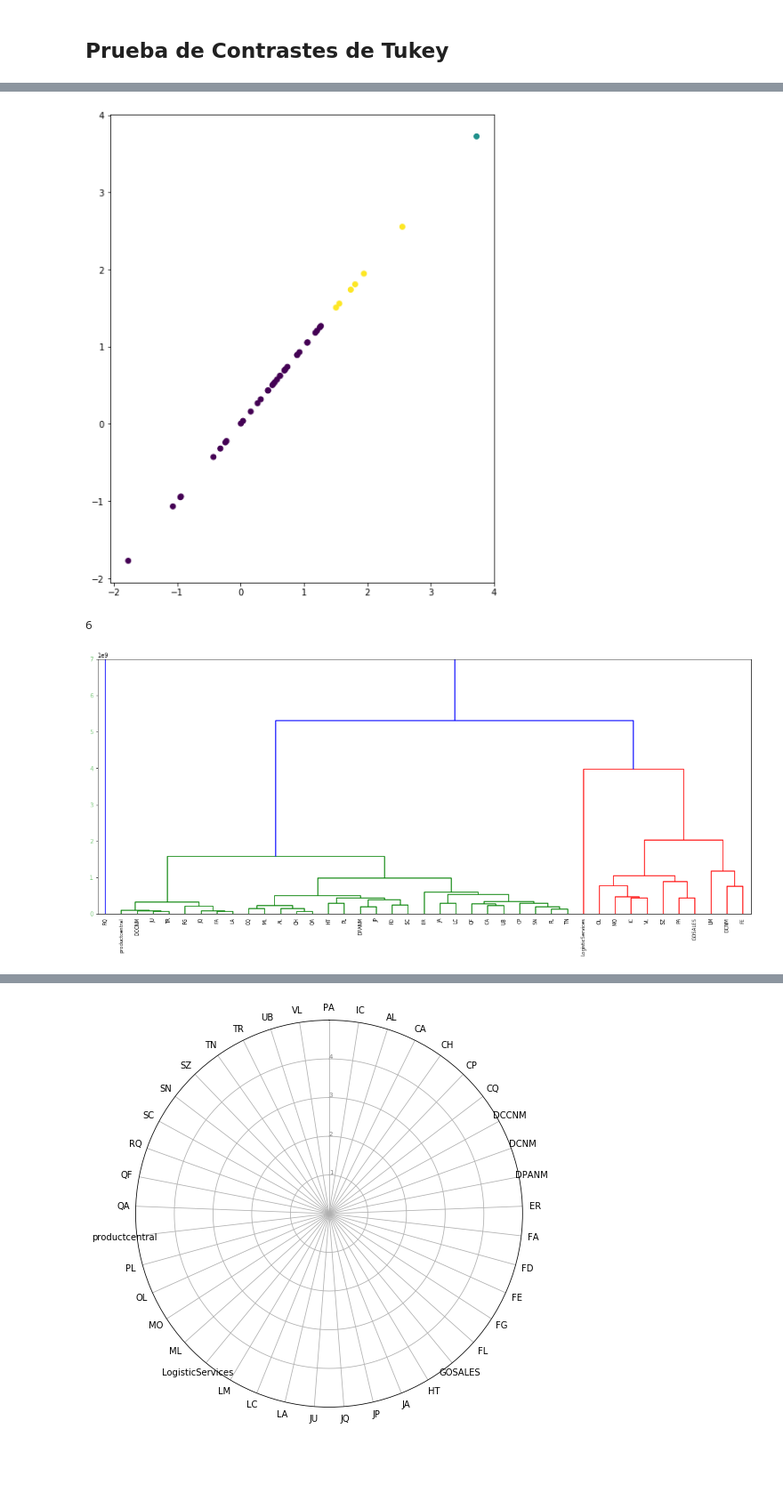
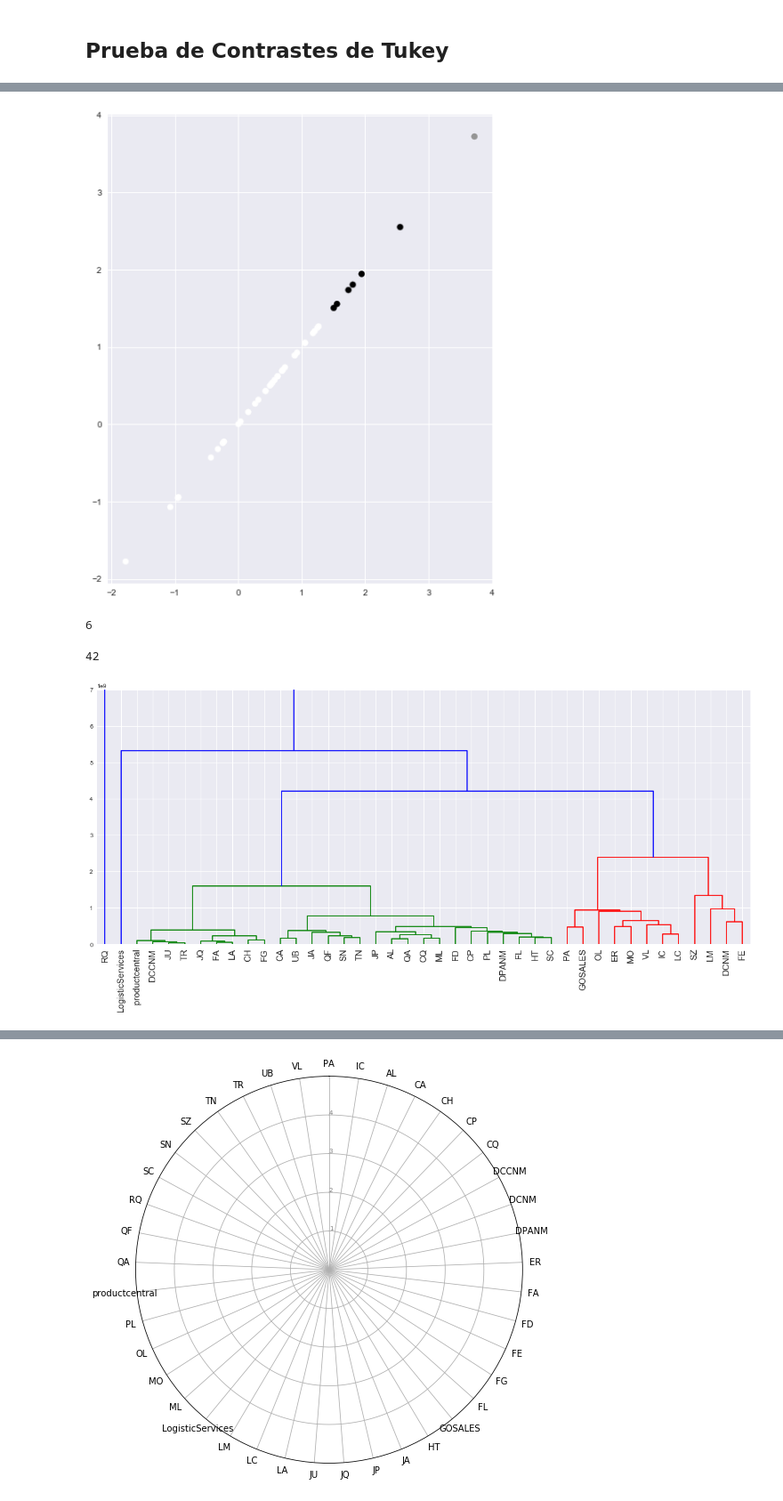
Before and after one commit to JuanLombana/MachineLearning, a Jupyter notebook: CloudLocation/Acumulados.ipynb, the cells around one changed output, grey strips where cells are left out. Shown at 89% size. Drawn from its saved outputs; the diff is of its cells as text; code cells hidden in the pictures; blank space fills up the shorter version.

```diff
--- a/CloudLocation/Acumulados.ipynb
+++ b/CloudLocation/Acumulados.ipynb
@@ -15,7 +15,7 @@ datosNTO={}
 
 for i,r in assets.iterrows():
     #print(r.Name)
-    ultimoMin = 0
+    ultimoMin = 600
     for j in np.arange(0,len(folders)):
         with open(folders[j]+'/'+r.File, 'r') as f:
             datastore = json.load(f)
@@ -102,7 +102,7 @@ for i,r in assets.iterrows():
     if r.Name in t:
         x = np.array(t[r.Name][:-1])/math.pow(1024,3)
         data_temp = np.append(data_temp,x)
-        groups = np.append(groups, np.repeat(r.Name,len(x)))
+        groups = np.append(groups, np.repeat(r.Name[10:],len(x)))
 # %%
 #from statsmodels.stats.multicomp import pairwise_tukeyhsd
 from statsmodels.stats.multicomp import MultiComparison
@@ -169,30 +151,40 @@ s=np.log(s)
 plt.figure(figsize=(8,10))
 plt.scatter(s,s,c=y_pred);
 # %% [output]
-[figure, old version]
+[figure, new version]
 # %%
 len(totalizadoDia[totalizadoDia.Grupo==2])
 # %% [output]
 6
+# %%
+len(np.arange(0,1,1/42))
+# %% [output]
+42
+# %%
+palette = plt.cm.get_cmap("viridis", 3)
+c = palette(np.arange(0,1,1/42))
 # %%
 import scipy.cluster.hierarchy as shc
+import matplotlib as mpl
+mpl.style.use('seaborn')
 T=totalizadoDia.copy()
 cat=np.array(pd.DataFrame(T.index)[0].apply(lambda c: c[10:]))
 T.index=cat
 Z = shc.linkage(T,'ward')
 plt.figure(figsize=(20,8))
-shc.dendrogram(Z, labels=T.index, leaf_rotation=90, orientation="top", color_threshold=0.4e10, above_threshold_color='blue');
-palette = plt.cm.get_cmap("Accent", 3)
+shc.dendrogram(Z, labels=T.index, leaf_rotation=90, orientation="top", color_threshold=0.4e10, above_threshold_color='blue',leaf_font_size=15);
+palette = plt.cm.get_cmap("viridis", 3)
 T['Grupo']=pd.Categorical(T['Grupo'])
 colors=T['Grupo'].cat.codes
 ax = plt.gca()
 plt.ylim(0,0.7e10)
 plt.yscale('linear')
-xlbls = ax.get_ymajorticklabels()
+xlbls = ax.get_xmajorticklabels()
 num=-1
 for lbl in xlbls:
     num+=1
     val=colors[num]
-    lbl.set_color(palette(val))
+    lbl.size='xx-large'
+    #lbl.set_color(palette(val))
 # %% [output]
-[figure, old version]
+[figure, new version]
```
Also changed, not shown: parts of 6 cells of this notebook, 4 other files.
